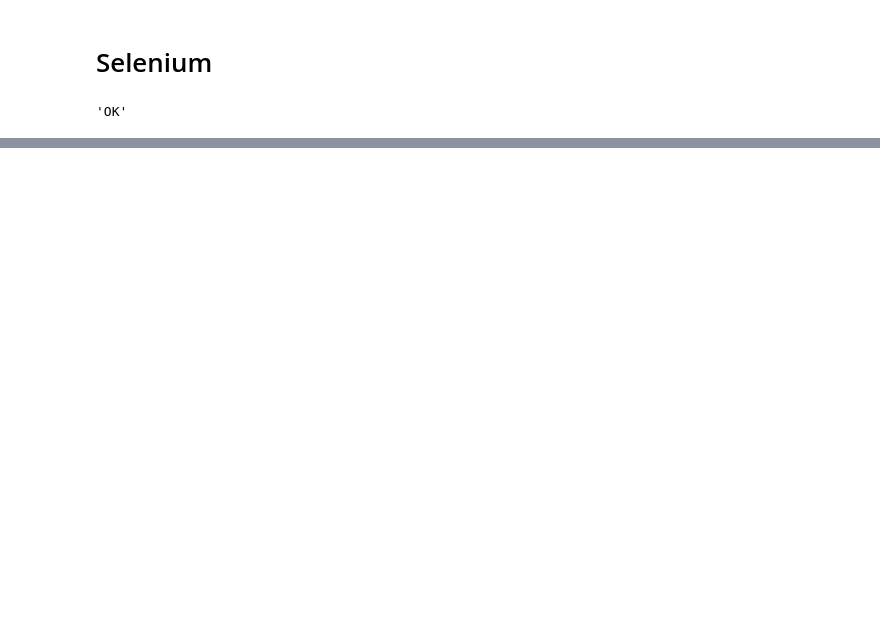
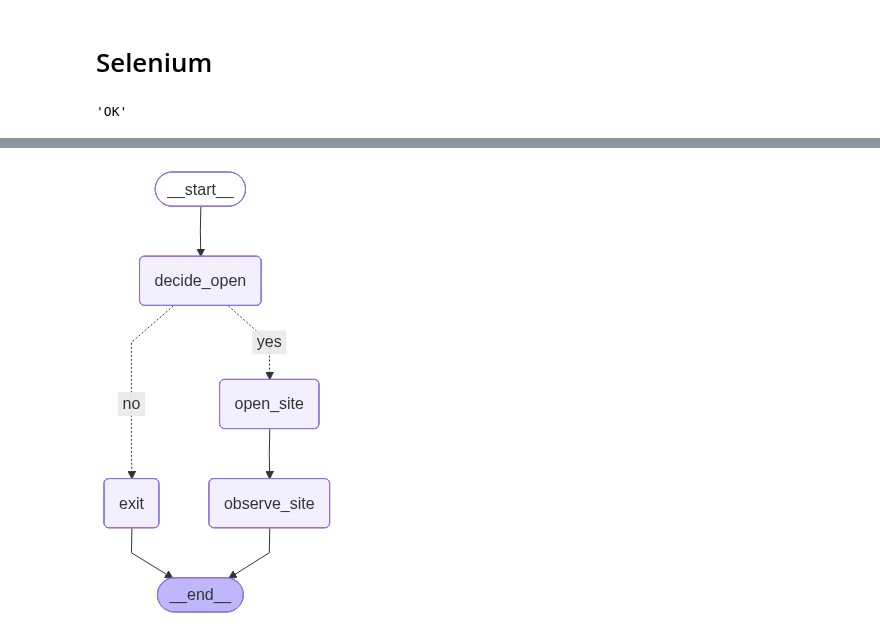
Before and after one commit to udsey/void-walker, a Jupyter notebook: demo.ipynb, the cells around one changed output, grey strips where cells are left out. Drawn from its saved outputs; the diff is of its cells as text; code cells hidden in the pictures; blank space fills up the shorter version.

```diff
--- a/demo.ipynb
+++ b/demo.ipynb
@@ -9,12 +10,11 @@ url = "https://void-cast.fly.dev/"
 config = ConfigModel()
 save_config(config, 'config.yaml')
 # %%
-driver, wait = configure_chrome(config=ConfigModel())
+driver, wait = configure_chrome()
 
 open_site(driver=driver,
           wait=wait,
-          url=url,
-          config=ConfigModel())
+          url=url)
 
 press_explore(driver=driver, config=ConfigModel())
 press_share(driver=driver, config=ConfigModel())
@@ -32,0 +56,2 @@ close_browser(driver=driver, config=ConfigModel())
+# %%
+llm = load_llm()
@@ -32,0 +124,26 @@ close_browser(driver=driver, config=ConfigModel())
+# %%
+builder = StateGraph(AgentState)
+
+builder.add_node('decide_open', decide_open_node)
+builder.add_node("open_site", open_site_node)
+builder.add_node("exit", exit_node)
+builder.add_node("observe_site", observe_site_node)
+
+
+
+builder.set_entry_point("decide_open")
+builder.add_conditional_edges("decide_open", yes_no_router, {
+    "yes": "open_site",
+    "no": "exit"
+})
+
+builder.add_edge("open_site", "observe_site")
+
+
+
+
+graph = builder.compile()
+
+Image(graph.get_graph().draw_mermaid_png())
+# %% [output]
+[figure, added]
```
Also changed, not shown: parts of 8 cells of this notebook, 8 other files.
